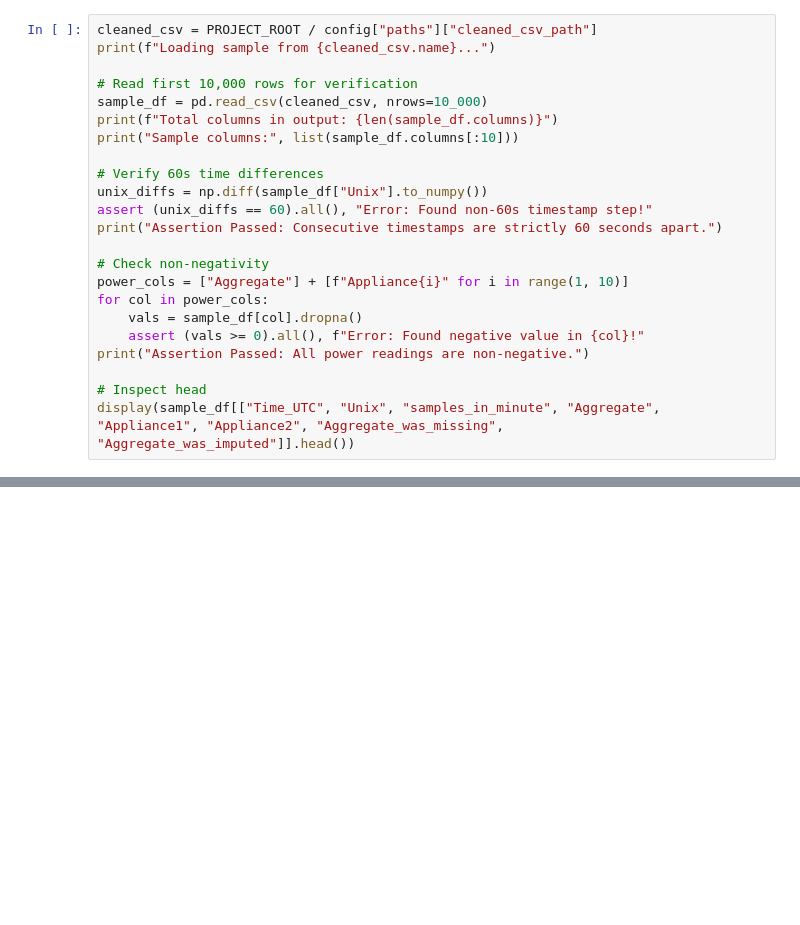
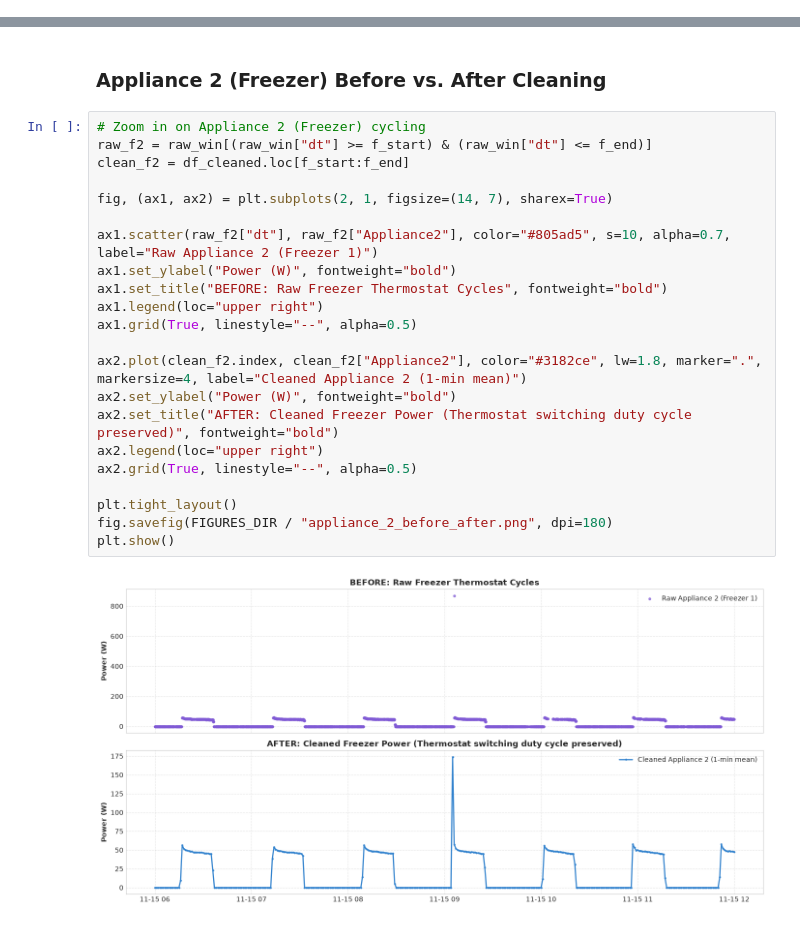
Before and after one commit to ajeet0001/NILM-Flock-energy-assignment, a Jupyter notebook: notebooks/01_data_cleaning.ipynb, the cells around one changed output, grey strips where cells are left out. Saved outputs shown, nothing was run; the diff lists cells and outputs as text; blank space fills up the shorter version.

Commit message:
Update 01_data_cleaning.ipynb to full live execution from raw data with audits and before-after plots

```diff
--- a/notebooks/01_data_cleaning.ipynb
+++ b/notebooks/01_data_cleaning.ipynb
@@ -247,23 +0,0 @@ Let us verify the final cleaned dataset `outputs/cleaned/CLEAN_House1_1min.csv`
-# %%
-cleaned_csv = PROJECT_ROOT / config["paths"]["cleaned_csv_path"]
-print(f"Loading sample from {cleaned_csv.name}...")
-
-# Read first 10,000 rows for verification
-sample_df = pd.read_csv(cleaned_csv, nrows=10_000)
-print(f"Total columns in output: {len(sample_df.columns)}")
-print("Sample columns:", list(sample_df.columns[:10]))
-
-# Verify 60s time differences
-unix_diffs = np.diff(sample_df["Unix"].to_numpy())
-assert (unix_diffs == 60).all(), "Error: Found non-60s timestamp step!"
-print("Assertion Passed: Consecutive timestamps are strictly 60 seconds apart.")
-
-# Check non-negativity
-power_cols = ["Aggregate"] + [f"Appliance{i}" for i in range(1, 10)]
-for col in power_cols:
-    vals = sample_df[col].dropna()
-    assert (vals >= 0).all(), f"Error: Found negative value in {col}!"
-print("Assertion Passed: All power readings are non-negative.")
-
-# Inspect head
-display(sample_df[["Time_UTC", "Unix", "samples_in_minute", "Aggregate", "Appliance1", "Appliance2", "Aggregate_was_missing", "Aggregate_was_imputed"]].head())
@@ -289,0 +409,26 @@ Assertion Passed: All power readings are non-negative.
+# %% [markdown]
+### Appliance 2 (Freezer) Before vs. After Cleaning
+# %%
+# Zoom in on Appliance 2 (Freezer) cycling
+raw_f2 = raw_win[(raw_win["dt"] >= f_start) & (raw_win["dt"] <= f_end)]
+clean_f2 = df_cleaned.loc[f_start:f_end]
+
+fig, (ax1, ax2) = plt.subplots(2, 1, figsize=(14, 7), sharex=True)
+
+ax1.scatter(raw_f2["dt"], raw_f2["Appliance2"], color="#805ad5", s=10, alpha=0.7, label="Raw Appliance 2 (Freezer 1)")
+ax1.set_ylabel("Power (W)", fontweight="bold")
+ax1.set_title("BEFORE: Raw Freezer Thermostat Cycles", fontweight="bold")
+ax1.legend(loc="upper right")
+ax1.grid(True, linestyle="--", alpha=0.5)
+
+ax2.plot(clean_f2.index, clean_f2["Appliance2"], color="#3182ce", lw=1.8, marker=".", markersize=4, label="Cleaned Appliance 2 (1-min mean)")
+ax2.set_ylabel("Power (W)", fontweight="bold")
+ax2.set_title("AFTER: Cleaned Freezer Power (Thermostat switching duty cycle preserved)", fontweight="bold")
+ax2.legend(loc="upper right")
+ax2.grid(True, linestyle="--", alpha=0.5)
+
+plt.tight_layout()
+fig.savefig(FIGURES_DIR / "appliance_2_before_after.png", dpi=180)
+plt.show()
+# %% [output]
+[figure, added]
```
Also changed, not shown: parts of 35 cells of this notebook, 7 other files.
